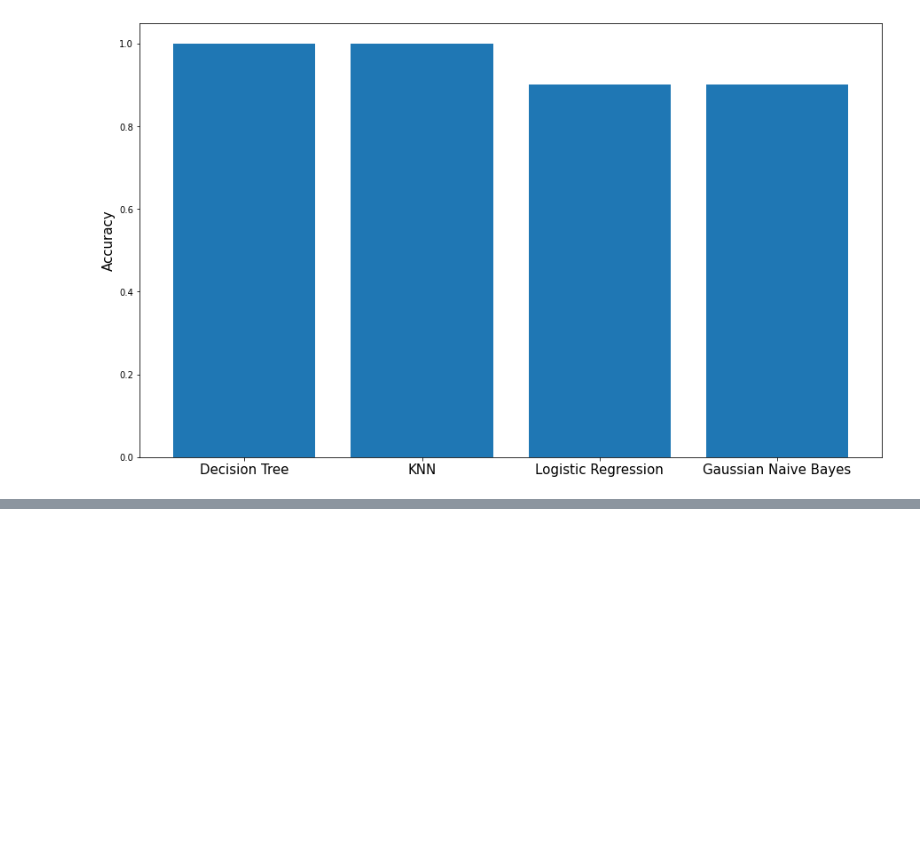
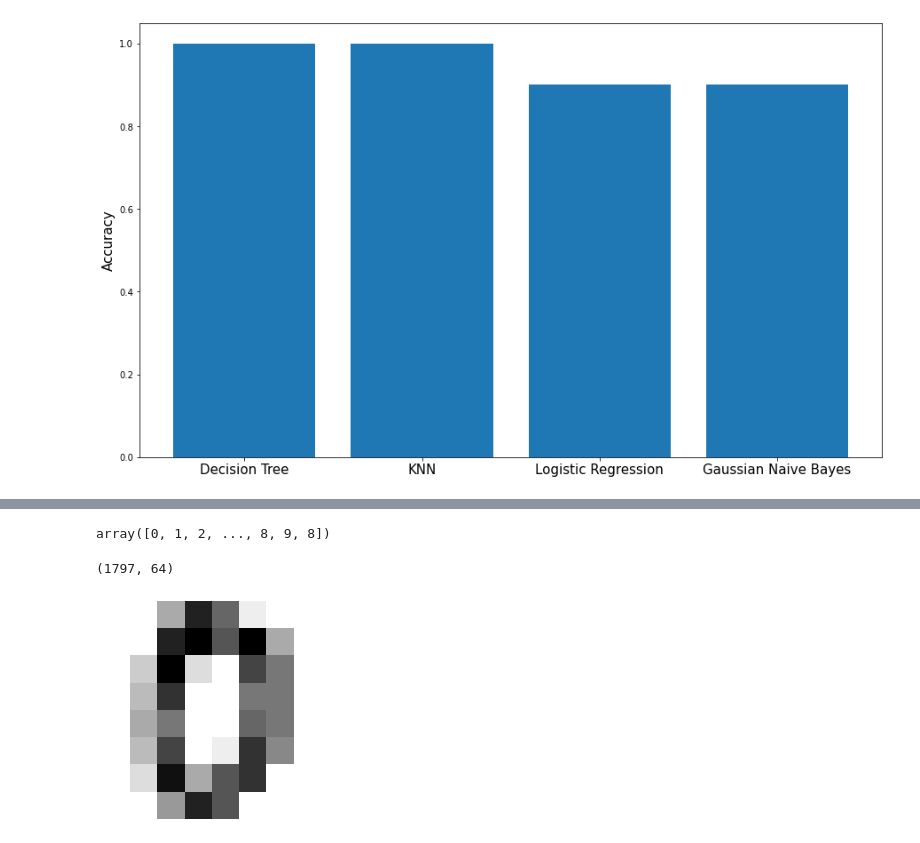
Before and after one commit to HarshitDawar55/JECRC-Training, a Jupyter notebook: JECRC LABS.ipynb, the cells around one changed output, grey strips where cells are left out. Cells and saved outputs as stored; diff of their text form; code cells hidden in the pictures; blank space fills up the shorter version.

```diff
--- a/JECRC LABS.ipynb
+++ b/JECRC LABS.ipynb
@@ -1599,0 +1708,16 @@ plt.show()
+# %%
+xd, yd = load_digits(return_X_y = True)
+# %%
+yd
+# %% [output]
+array([0, 1, 2, ..., 8, 9, 8])
+# %%
+xd.shape
+# %% [output]
+(1797, 64)
+# %%
+plt.imshow(xd[0].reshape(8, 8), cmap = plt.cm.binary)
+plt.axis("off")
+plt.show()
+# %% [output]
+[figure, added]
```
Also changed, not shown: parts of 25 cells of this notebook.
